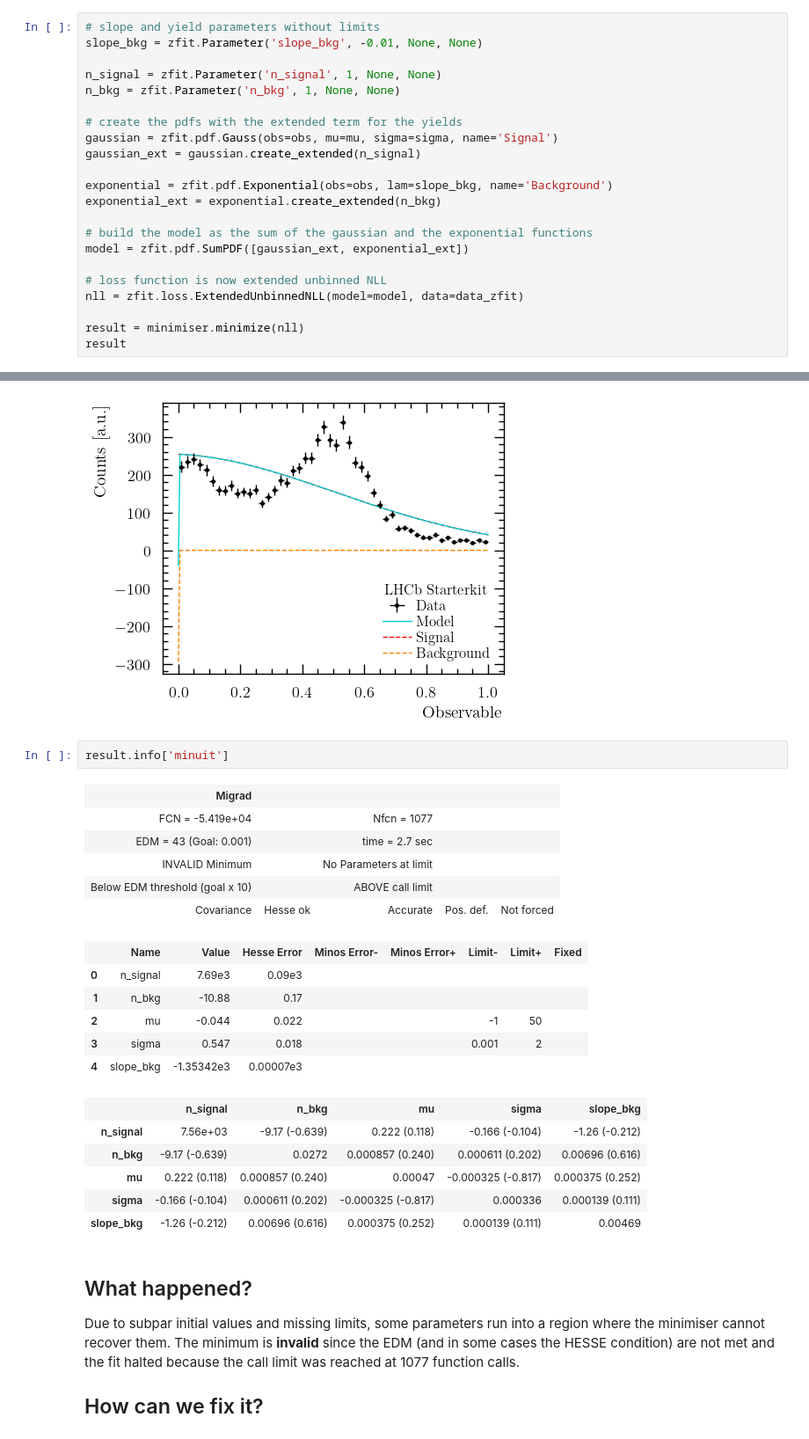
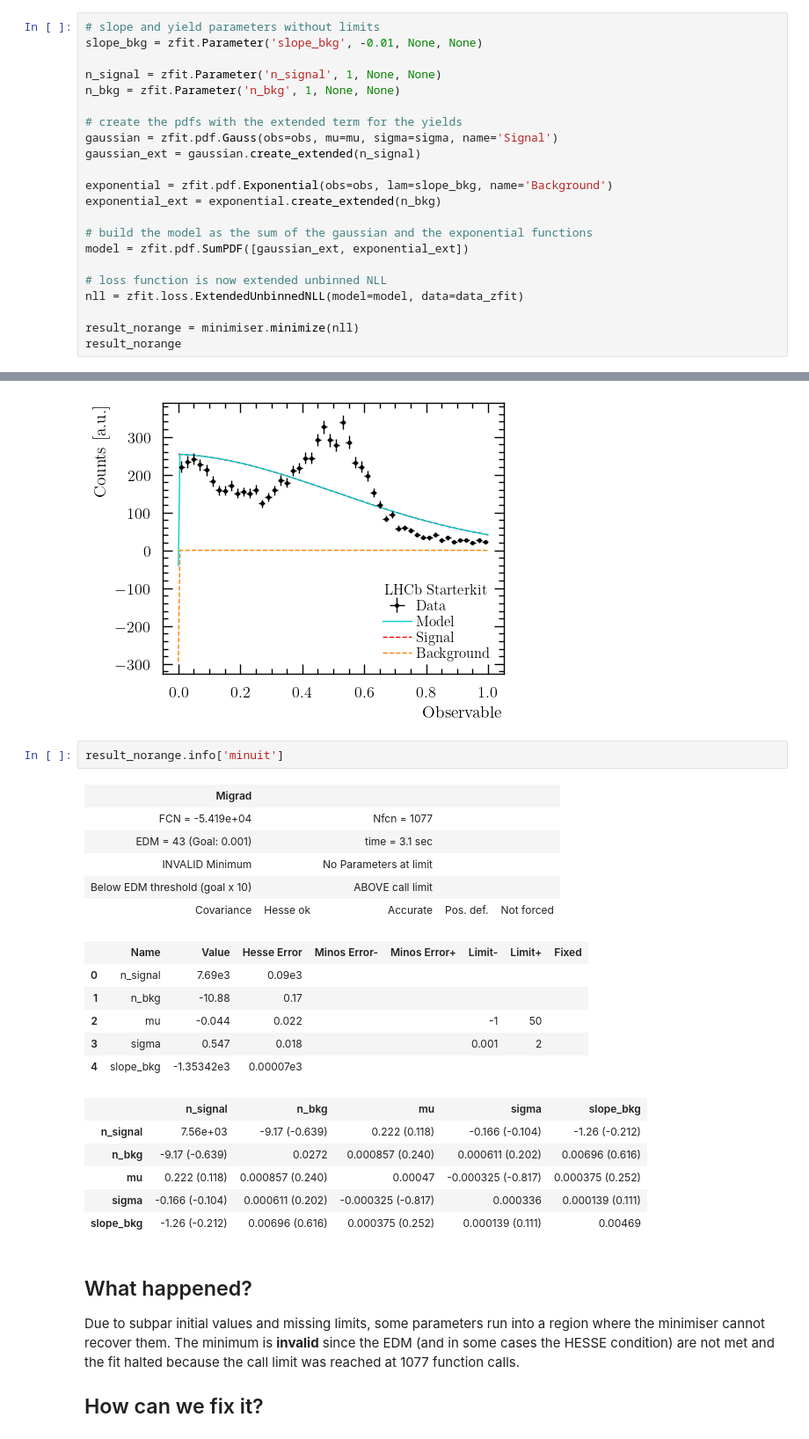
Before and after one commit to schmitse/lhcb-starterkit-2022, a Jupyter notebook: zfitFitFailure.ipynb, the cells around one changed output, grey strips where cells are left out. Shown at 88% size. Drawn from its saved outputs; the diff is of its cells as text.

```diff
--- a/zfitFitFailure.ipynb
+++ b/zfitFitFailure.ipynb
@@ -121,8 +123,8 @@ model = zfit.pdf.SumPDF([gaussian_ext, exponential_ext])
 # loss function is now extended unbinned NLL
 nll = zfit.loss.ExtendedUnbinnedNLL(model=model, data=data_zfit)
 
-result = minimiser.minimize(nll)
-result
+result_norange = minimiser.minimize(nll)
+result_norange
 # %% [output]
 FitResult of
 <ExtendedUnbinnedNLL model=[<zfit.<class 'zfit.models.functor.SumPDF'>  params=[Composed_autoparam_1, Composed_autoparam_2]] data=[<zfit.core.data.Data object at 0x...>] constraints=[]>
@@ -151,11 +153,11 @@ plot_fit(data, basis, model_np, obs, zmodel=model)
 # %% [output]
 [figure]
 # %%
-result.info['minuit']
+result_norange.info['minuit']
 # %% [output]
 | Migrad |  |  |  |  |
 | FCN = -5.419e+04 |  | Nfcn = 1077 |  |  |
-| EDM = 43 (Goal: 0.001) |  | time = 2.7 sec |  |  |
+| EDM = 43 (Goal: 0.001) |  | time = 3.1 sec |  |  |
 | INVALID Minimum |  | No Parameters at limit |  |  |
 | Below EDM threshold (goal x 10) |  | ABOVE call limit |  |  |
 | Covariance | Hesse ok | Accurate | Pos. def. | Not forced |
```
Also changed, not shown: parts of 8 cells of this notebook, 2 other files.
